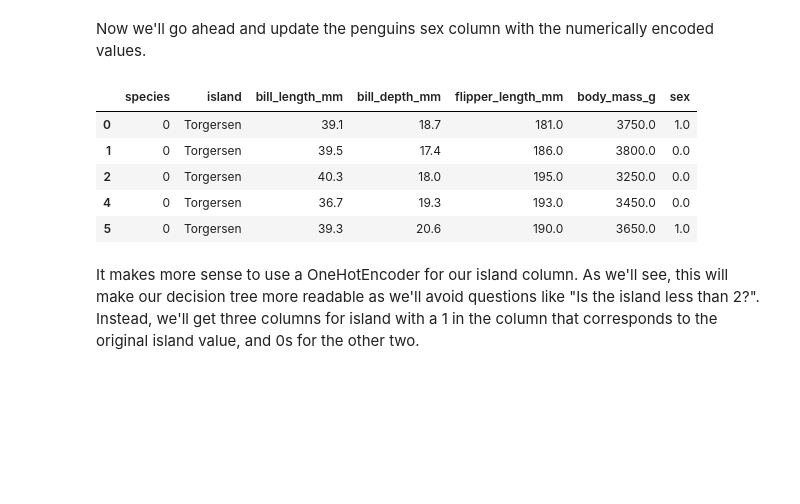
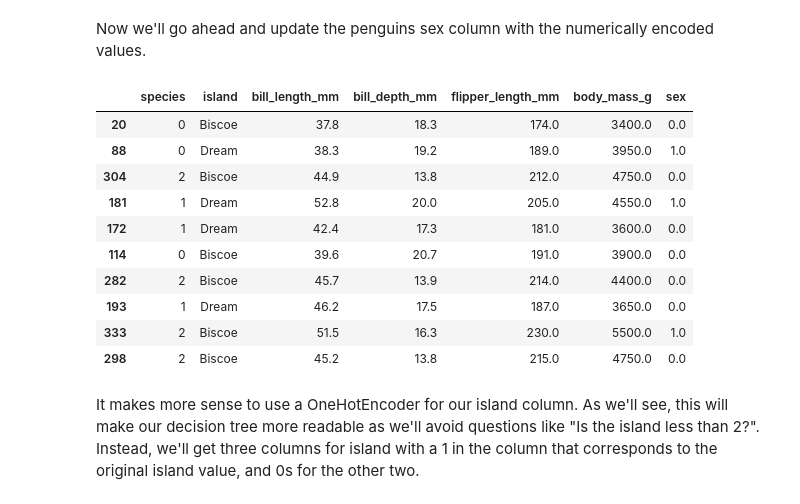
Before and after one commit to JohnMcKechnieGC/supervised-and-unsupervised-ml, a Jupyter notebook: classifying-penguins.ipynb, the cells around one changed output. Saved outputs shown, nothing was run; the diff lists cells and outputs as text; code cells hidden in the pictures; blank space fills up the shorter version.

```diff
--- a/classifying-penguins.ipynb
+++ b/classifying-penguins.ipynb
@@ -162,15 +173,20 @@ encoded_df.head()
 Now we'll go ahead and update the penguins sex column with the numerically encoded values.
 # %%
 penguins_df[['sex']] = ordinal_encoder.fit_transform(penguins_df[['sex']])
-# %%
-penguins_df.head()
-# %% [output]
-|  | species | island | bill_length_mm | bill_depth_mm | flipper_length_mm | body_mass_g | sex |
-| 0 | 0 | Torgersen | 39.1 | 18.7 | 181.0 | 3750.0 | 1.0 |
-| 1 | 0 | Torgersen | 39.5 | 17.4 | 186.0 | 3800.0 | 0.0 |
-| 2 | 0 | Torgersen | 40.3 | 18.0 | 195.0 | 3250.0 | 0.0 |
-| 4 | 0 | Torgersen | 36.7 | 19.3 | 193.0 | 3450.0 | 0.0 |
-| 5 | 0 | Torgersen | 39.3 | 20.6 | 190.0 | 3650.0 | 1.0 |
+# %%
+penguins_df.sample(10)
+# %% [output]
+|  | species | island | bill_length_mm | bill_depth_mm | flipper_length_mm | body_mass_g | sex |
+| 20 | 0 | Biscoe | 37.8 | 18.3 | 174.0 | 3400.0 | 0.0 |
+| 88 | 0 | Dream | 38.3 | 19.2 | 189.0 | 3950.0 | 1.0 |
+| 304 | 2 | Biscoe | 44.9 | 13.8 | 212.0 | 4750.0 | 0.0 |
+| 181 | 1 | Dream | 52.8 | 20.0 | 205.0 | 4550.0 | 1.0 |
+| 172 | 1 | Dream | 42.4 | 17.3 | 181.0 | 3600.0 | 0.0 |
+| 114 | 0 | Biscoe | 39.6 | 20.7 | 191.0 | 3900.0 | 0.0 |
+| 282 | 2 | Biscoe | 45.7 | 13.9 | 214.0 | 4400.0 | 0.0 |
+| 193 | 1 | Dream | 46.2 | 17.5 | 187.0 | 3650.0 | 0.0 |
+| 333 | 2 | Biscoe | 51.5 | 16.3 | 230.0 | 5500.0 | 1.0 |
+| 298 | 2 | Biscoe | 45.2 | 13.8 | 215.0 | 4750.0 | 0.0 |
 # %% [markdown]
 It makes more sense to use a OneHotEncoder for our island column. As we'll see, this will make our decision tree more readable as we'll avoid questions like "Is the island less than 2?". Instead, we'll get three columns for island with a 1 in the column that corresponds to the original island value, and 0s for the other two.
 # %%
```
Also changed, not shown: parts of 18 cells of this notebook.
